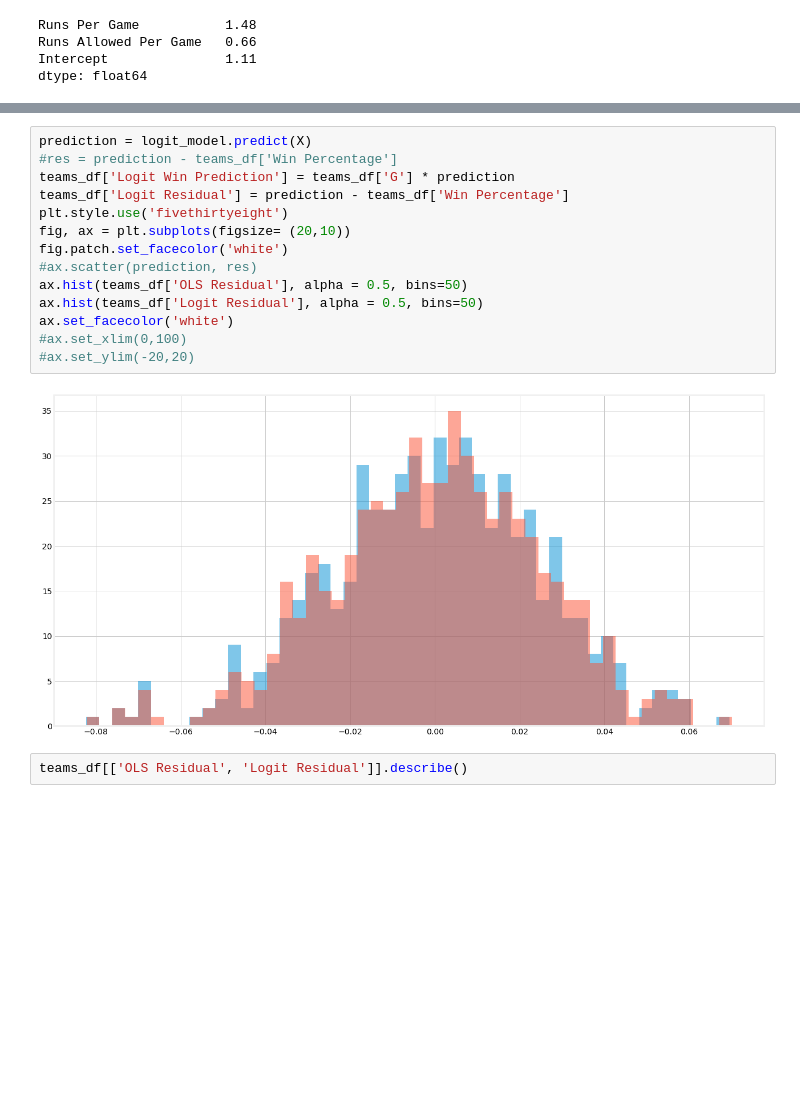
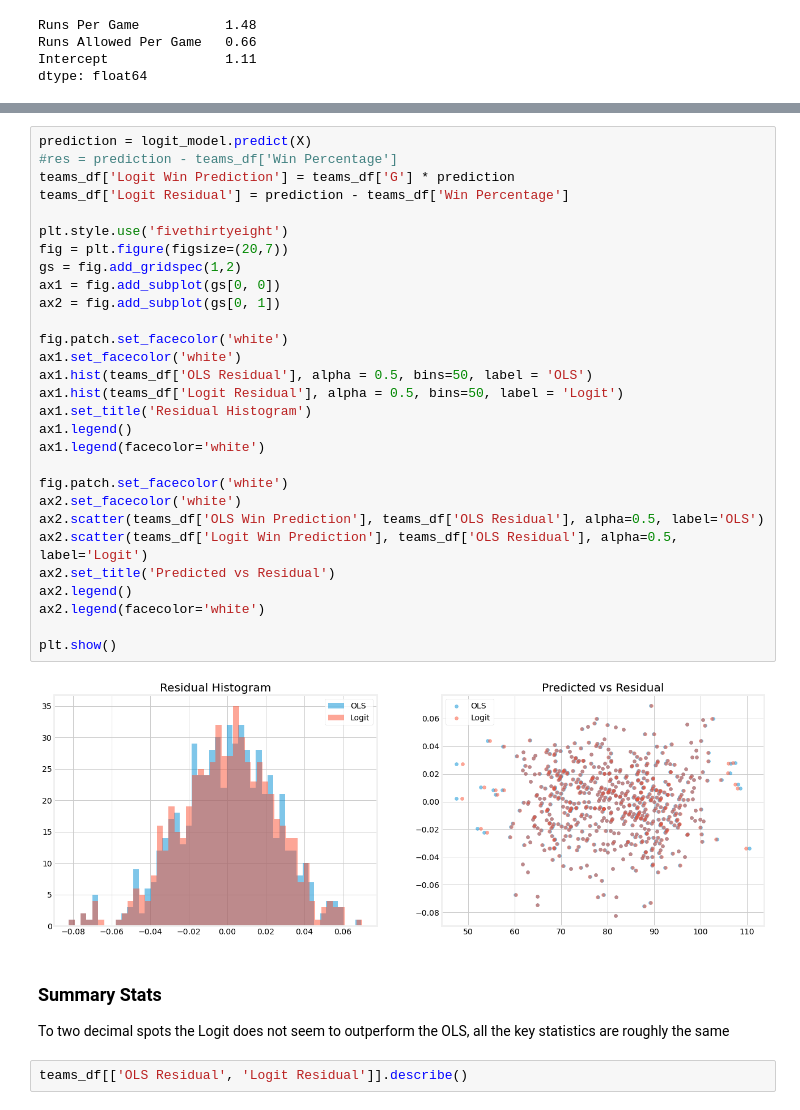
Before and after one commit to mattstonkus/Analyzing_Baseball_Data_Python, a Jupyter notebook: Runs and Wins.ipynb, the cells around one changed output, grey strips where cells are left out. Drawn from its saved outputs; the diff is of its cells as text; blank space fills up the shorter version.

```diff
--- a/Runs and Wins.ipynb
+++ b/Runs and Wins.ipynb
@@ -165,19 +202,38 @@ Like before the fitted result shows no relationship with the residuals which is
 # %%
 prediction = logit_model.predict(X)
 #res = prediction - teams_df['Win Percentage']
 teams_df['Logit Win Prediction'] = teams_df['G'] * prediction
 teams_df['Logit Residual'] = prediction - teams_df['Win Percentage']
+
 plt.style.use('fivethirtyeight')
-fig, ax = plt.subplots(figsize= (20,10))
+fig = plt.figure(figsize=(20,7))
+gs = fig.add_gridspec(1,2)
+ax1 = fig.add_subplot(gs[0, 0])
+ax2 = fig.add_subplot(gs[0, 1])
+
 fig.patch.set_facecolor('white')
-#ax.scatter(prediction, res)
-ax.hist(teams_df['OLS Residual'], alpha = 0.5, bins=50)
-ax.hist(teams_df['Logit Residual'], alpha = 0.5, bins=50)
-ax.set_facecolor('white')
-#ax.set_xlim(0,100)
-#ax.set_ylim(-20,20)
+ax1.set_facecolor('white')
+ax1.hist(teams_df['OLS Residual'], alpha = 0.5, bins=50, label = 'OLS')
+ax1.hist(teams_df['Logit Residual'], alpha = 0.5, bins=50, label = 'Logit')
+ax1.set_title('Residual Histogram')
+ax1.legend()
+ax1.legend(facecolor='white')
+
+fig.patch.set_facecolor('white')
+ax2.set_facecolor('white')
+ax2.scatter(teams_df['OLS Win Prediction'], teams_df['OLS Residual'], alpha=0.5, label='OLS')
+ax2.scatter(teams_df['Logit Win Prediction'], teams_df['OLS Residual'], alpha=0.5, label='Logit')
+ax2.set_title('Predicted vs Residual')
+ax2.legend()
+ax2.legend(facecolor='white')
+
+plt.show()
 # %% [output]
-[figure, old version]
+[figure, new version]
+# %% [markdown]
+### Summary Stats
+
+To two decimal spots the Logit does not seem to outperform the OLS, all the key statistics are roughly the same
 # %%
 teams_df[['OLS Residual', 'Logit Residual']].describe()
 # %% [output]
```
Also changed, not shown: parts of 33 cells of this notebook, 1 other file.
